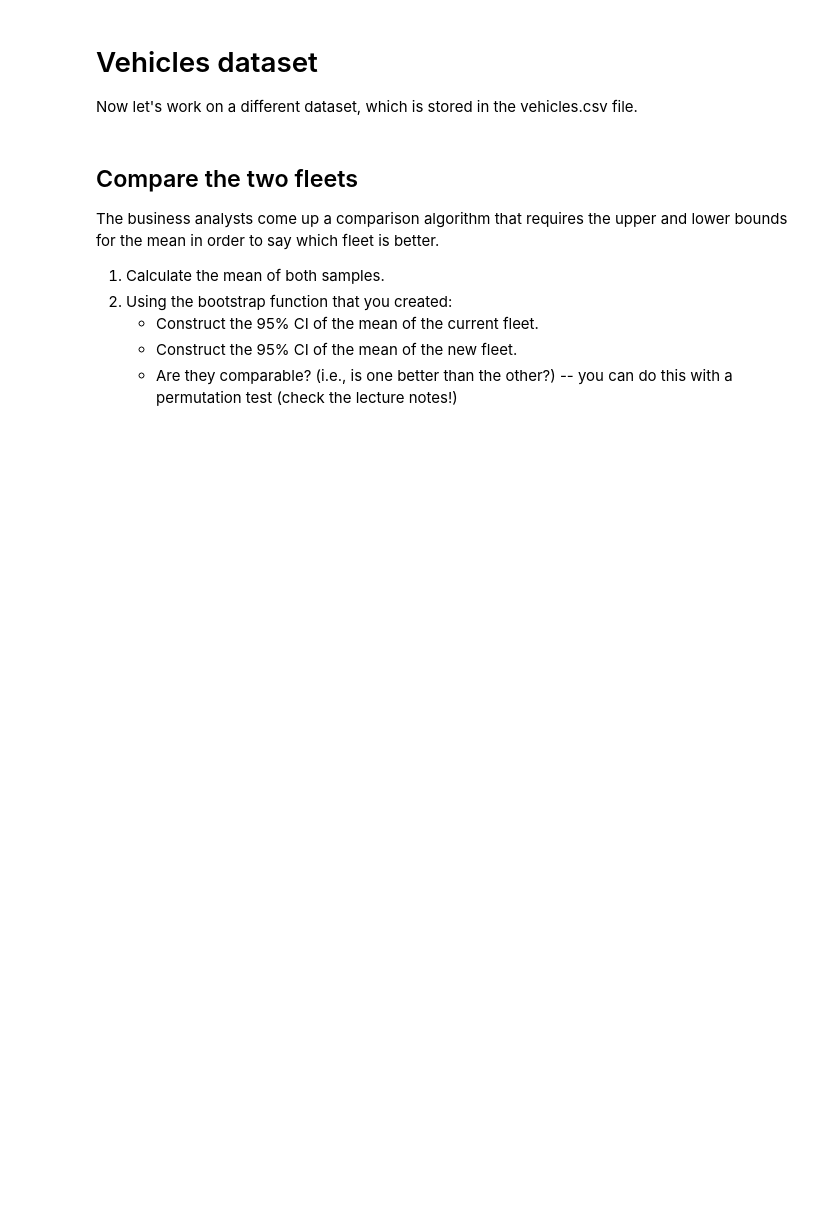
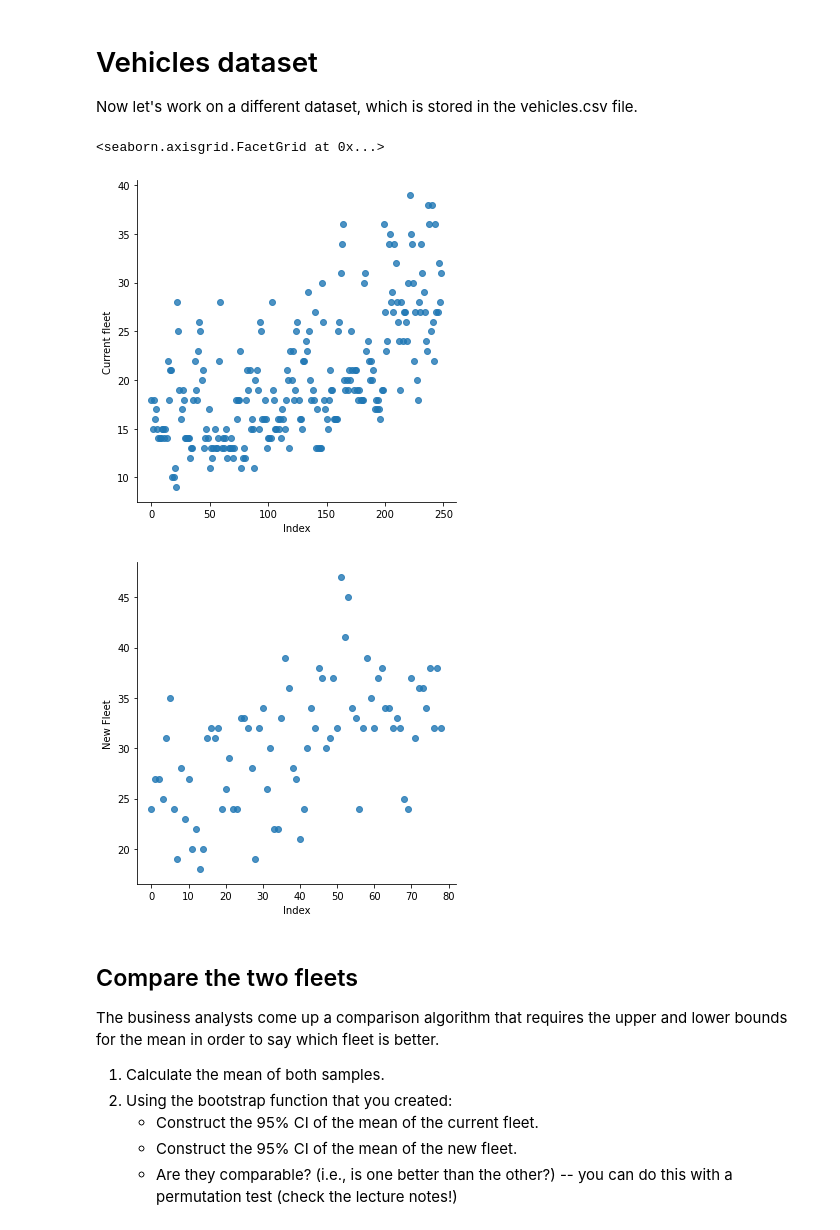
Before and after one commit to Lucothron/CE888-DataScience, a Jupyter notebook: CE888-master/CE888-master/lab2 - bootstrap/bootstrap.ipynb, the cells around one changed output. Drawn from its saved outputs; the diff is of its cells as text; code cells hidden in the pictures; blank space fills up the shorter version.

```diff
--- a/CE888-master/CE888-master/lab2 - bootstrap/bootstrap.ipynb
+++ b/CE888-master/CE888-master/lab2 - bootstrap/bootstrap.ipynb
@@ -91,13 +91,32 @@ Now let's work on a different dataset, which is stored in the vehicles.csv file.
 # %%
 # Load and visualise the vehicles dataset
 # To load the dataset: https://neptune.ai/blog/google-colab-dealing-with-files (check section "Load individual files directly from GitHub")
 
+df_V = pd.read_csv('vehicles.csv')
+#data_V = df_V.values.T[1]
 
 # Note that the current and new fleets are in different columns and have different lengths, so bear this in mind when you're plotting.
 # You can create separate scatterplots for the two fleets, as you would with the histograms,
 # or plot them both in one plot (but not one against the other).
 # <---INSERT YOUR CODE HERE--->
+
+curr_df = df_V.drop(['New Fleet'], axis = 1)
+new_df = df_V.drop(['Current fleet'], axis = 1)
+new_df = new_df.dropna()
+
+curr_df['Index'] = range(int(curr_df.count()))
+curr_df = curr_df[['Index', 'Current fleet']]
+new_df['Index'] = range(int(new_df.count()))
+new_df = new_df[['Index', 'New Fleet']]
+
+sns.lmplot(curr_df.columns[0], curr_df.columns[1], data = curr_df, fit_reg = False)
+sns.lmplot(new_df.columns[0], new_df.columns[1], data = new_df, fit_reg = False)
+
 # Note: you can add more cells as needed to organise your code and your plots
+# %% [output]
+<seaborn.axisgrid.FacetGrid at 0x...>
+[figure, added]
+[figure, added]
 # %% [markdown]
 ## Compare the two fleets
 
```
Also changed, not shown: parts of 4 cells of this notebook.
